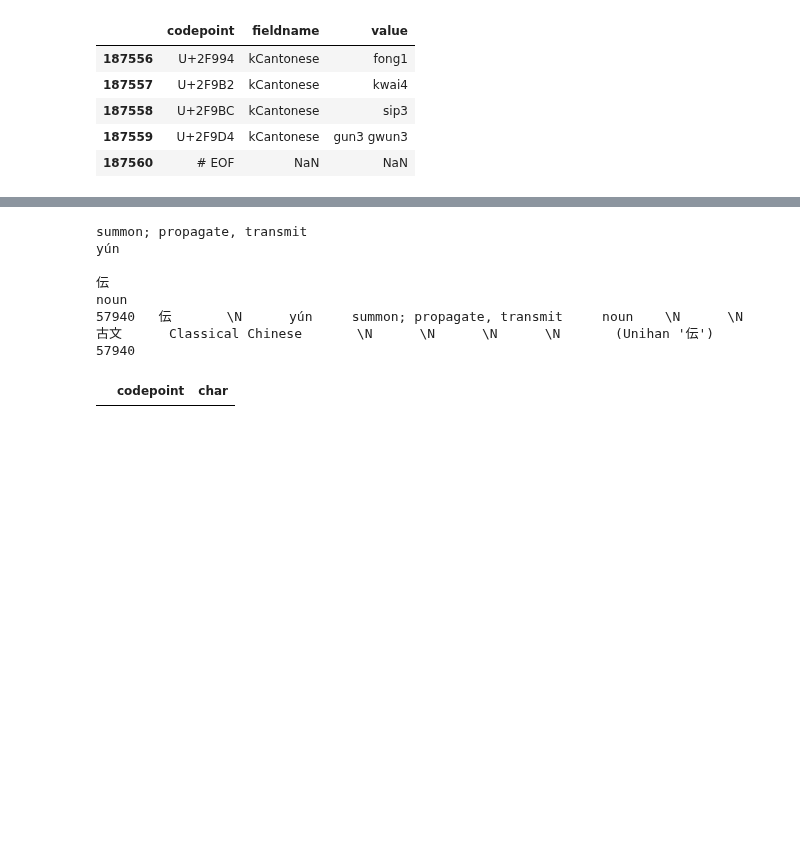
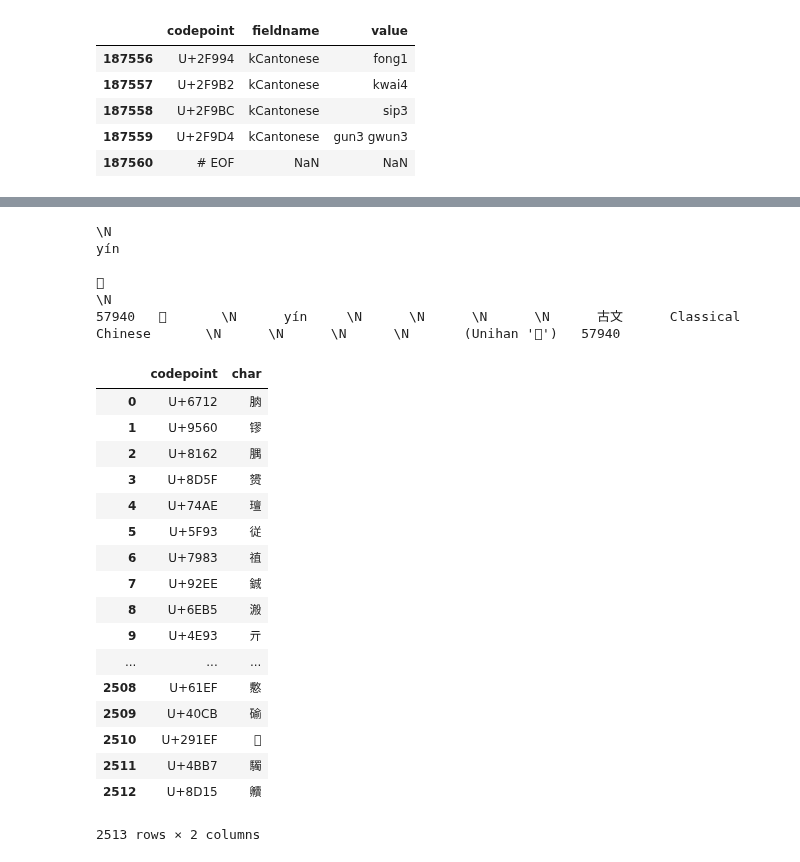
Before and after one commit to alexamies/chinesenotes.com, a Jupyter notebook: python/unihan.ipynb, the cells around one changed output, grey strips where cells are left out. Cells and saved outputs as stored; diff of their text form; code cells hidden in the pictures; blank space fills up the shorter version.

```diff
--- a/python/unihan.ipynb
+++ b/python/unihan.ipynb
@@ -54,10 +50,10 @@ english = "\\N"
 englishDF = chineseDf[chineseDf.fieldname == 'kDefinition']['value']
 if len(englishDF) > 0:
     english = englishDF.iloc[0]
-print english
+print(english)
 
-pinyin = chineseDf[chineseDf.fieldname == 'kMandarin']['value'].iloc[0].decode('utf-8')
-print pinyin
+pinyin = chineseDf[chineseDf.fieldname == 'kMandarin']['value'].iloc[0]
+print(pinyin)
 
 # Kinds of variants
 notes = ""
@@ -68,7 +64,7 @@ if len(value) > 0:
     val = val.replace("U+", "")
     c = unichr(int(val, 16))
     notes = "Semantic variant: %s " % c
-print notes
+print(notes)
 
 simplified = chinese
 traditional = "\\N"
@@ -78,34 +74,51 @@ if len(value) > 0:
     val = val.replace("U+", "")
     simplified = unichr(int(val, 16))
     traditional = chinese
-print simplified
+print(simplified)
 
 grammar = "\\N"
 if english != "\\N":
     grammar = "noun"
-print grammar
+print(grammar)
 
 luid = 57940
 notes = "%s (Unihan '%s')" % (notes, chinese)
 domain = u"古文\tClassical Chinese"
-print u"%d\t%s\t%s\t%s\t%s\t%s\t\\N\t\\N\t%s\t\\N\t\\N\t\\N\t\\N\t%s\t%d" % (
-    luid, simplified, traditional, pinyin, english, grammar, domain, notes, luid)
+print(u"%d\t%s\t%s\t%s\t%s\t%s\t\\N\t\\N\t%s\t\\N\t\\N\t\\N\t\\N\t%s\t%d" % (
+    luid, simplified, traditional, pinyin, english, grammar, domain, notes, luid))
 # %% [output]
-summon; propagate, transmit
-yún
+\N
+yín
 
-伝
-noun
-57940   伝       \N      yún     summon; propagate, transmit     noun    \N      \N      古文      Classical Chinese       \N      \N      \N      \N       (Unihan '伝')   57940
+𪙾
+\N
+57940   𪙾       \N      yín     \N      \N      \N      \N      古文      Classical Chinese       \N      \N      \N      \N       (Unihan '𪙾')   57940
 # %%
 # Generate lexical entries for the characters in file unknown.txt
-luid = 66853
+luid = 102915
 colnames = ['codepoint', 'char']
 types = {'char': np.string_, 'codepoint': np.string_}
 unknownDF = pd.read_table('unknown.txt', names = colnames, dtype=types, header = None)
 unknownDF
 # %% [output]
 |  | codepoint | char |
+| 0 | U+6712 | 朒 |
+| 1 | U+9560 | 镠 |
+| 2 | U+8162 | 腢 |
+| 3 | U+8D5F | 赟 |
+| 4 | U+74AE | 璮 |
+| 5 | U+5F93 | 従 |
+| 6 | U+7983 | 禃 |
+| 7 | U+92EE | 鋮 |
+| 8 | U+6EB5 | 溵 |
+| 9 | U+4E93 | 亓 |
+| ... | ... | ... |
+| 2508 | U+61EF | 懯 |
+| 2509 | U+40CB | 䃋 |
+| 2510 | U+291EF | 𩇯 |
+| 2511 | U+4BB7 | 䮷 |
+| 2512 | U+8D15 | 贕 |
+2513 rows × 2 columns
 # %%
 unknownReadings = pd.merge(unknownDF, readings, on = "codepoint")
 unknownReadings.set_index("codepoint")
```
Also changed, not shown: parts of 9 cells of this notebook.
